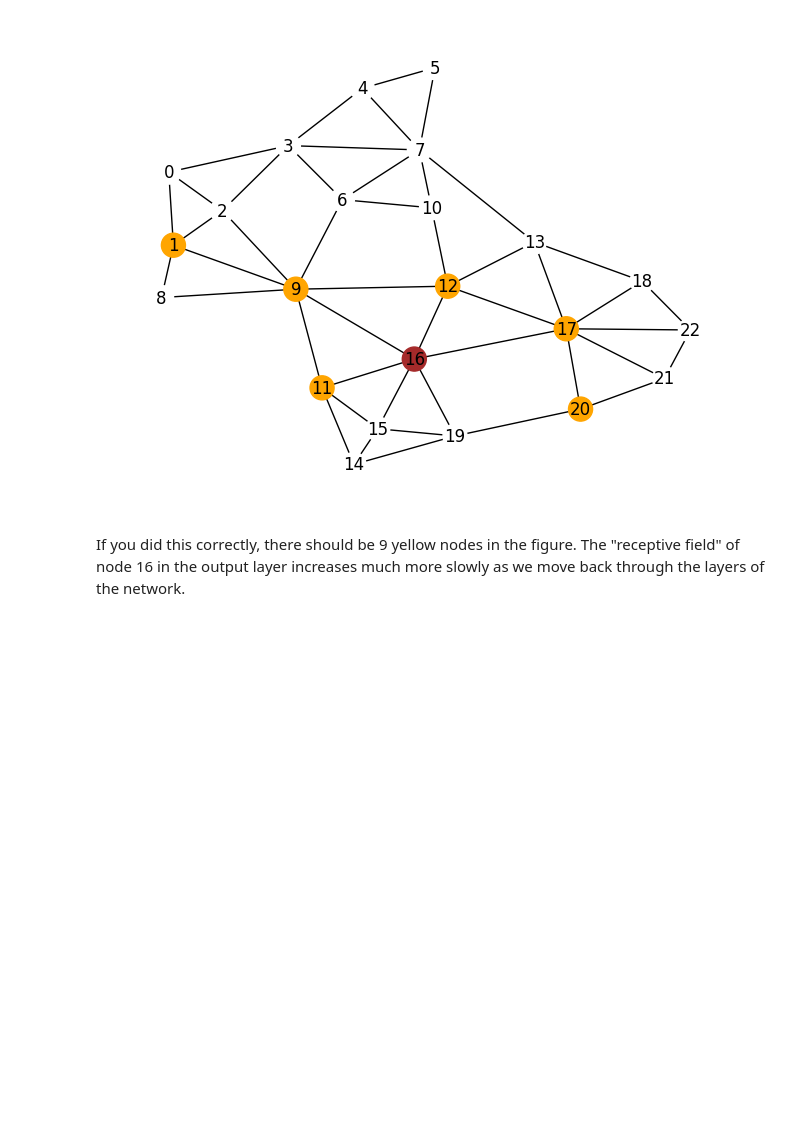
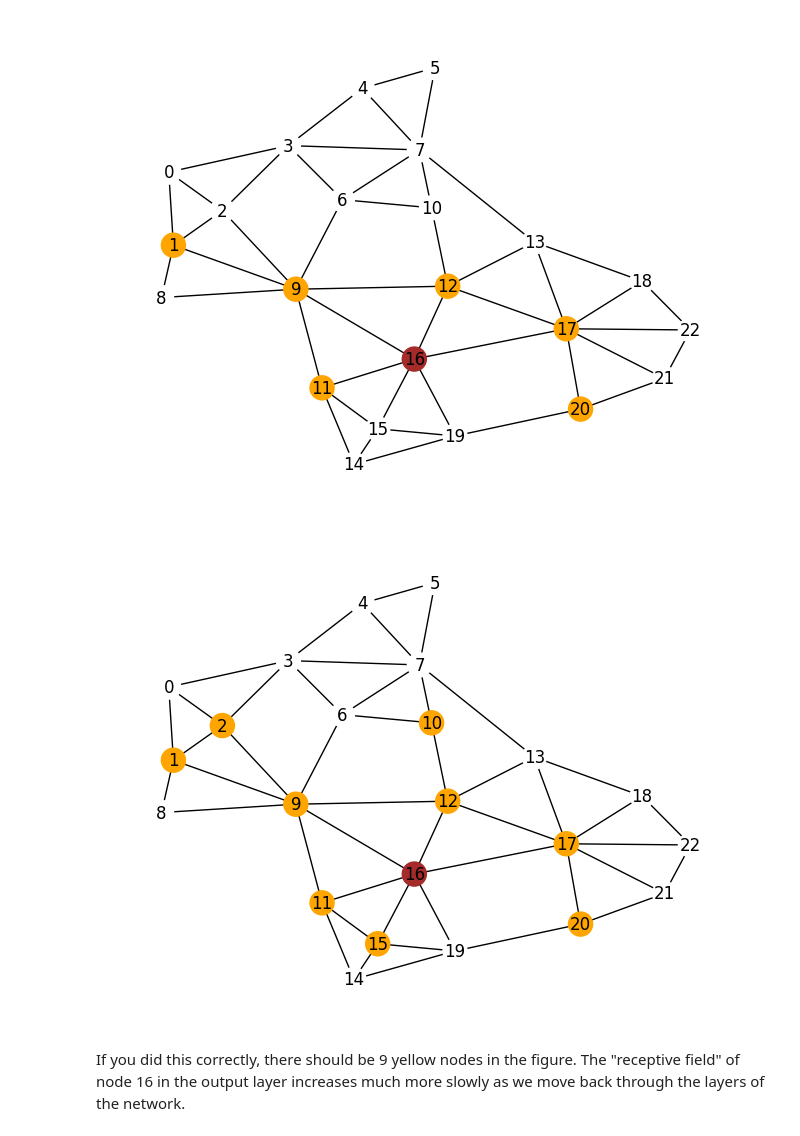
Before and after one commit to warn4n/dl2025, a Jupyter notebook: Notebooks/Chap13/13_3_Neighborhood_Sampling.ipynb, the cells around one changed output. Saved outputs shown, nothing was run; the diff lists cells and outputs as text; code cells hidden in the pictures; blank space fills up the shorter version.

```diff
--- a/Notebooks/Chap13/13_3_Neighborhood_Sampling.ipynb
+++ b/Notebooks/Chap13/13_3_Neighborhood_Sampling.ipynb
@@ -192,12 +192,22 @@ draw_graph_structure(A, output_layer_nodes, hidden_layer1_nodes)
 # %%
 # TODO Find the nodes in the input layer that connect to the nodes in hidden layer 1
 # using the adjacency matrix.  Then sample n_sample of these nodes randomly without
 # replacement.  Make sure not to sample nodes that were already included in hidden layer 1,2, or the output layer.
 # The nodes at the input layer are the union of these nodes and the nodes in hidden layers 1 and 2
 
 # Replace this line:
+input_layer_indices = [j for h in hidden_layer1_indices for j in range(n_nodes) if A[h,j] and not hidden_layer1_nodes[j] and not hidden_layer2_nodes[j]]
+np.random.shuffle(input_layer_indices)
 input_layer_nodes = np.zeros((n_nodes,1));
+for i in range(n_sample):
+  input_layer_nodes[input_layer_indices[i]] = 1
+
+for i in range(n_nodes):
+  if hidden_layer1_nodes[i] or hidden_layer2_nodes[i]:
+    input_layer_nodes[i] = 1
 
 draw_graph_structure(A, output_layer_nodes, input_layer_nodes)
+# %% [output]
+[figure, added]
 # %% [markdown]
 If you did this correctly, there should be 9 yellow nodes in the figure.  The "receptive field" of node 16 in the output layer increases much more slowly as we move back through the layers of the network.
```
